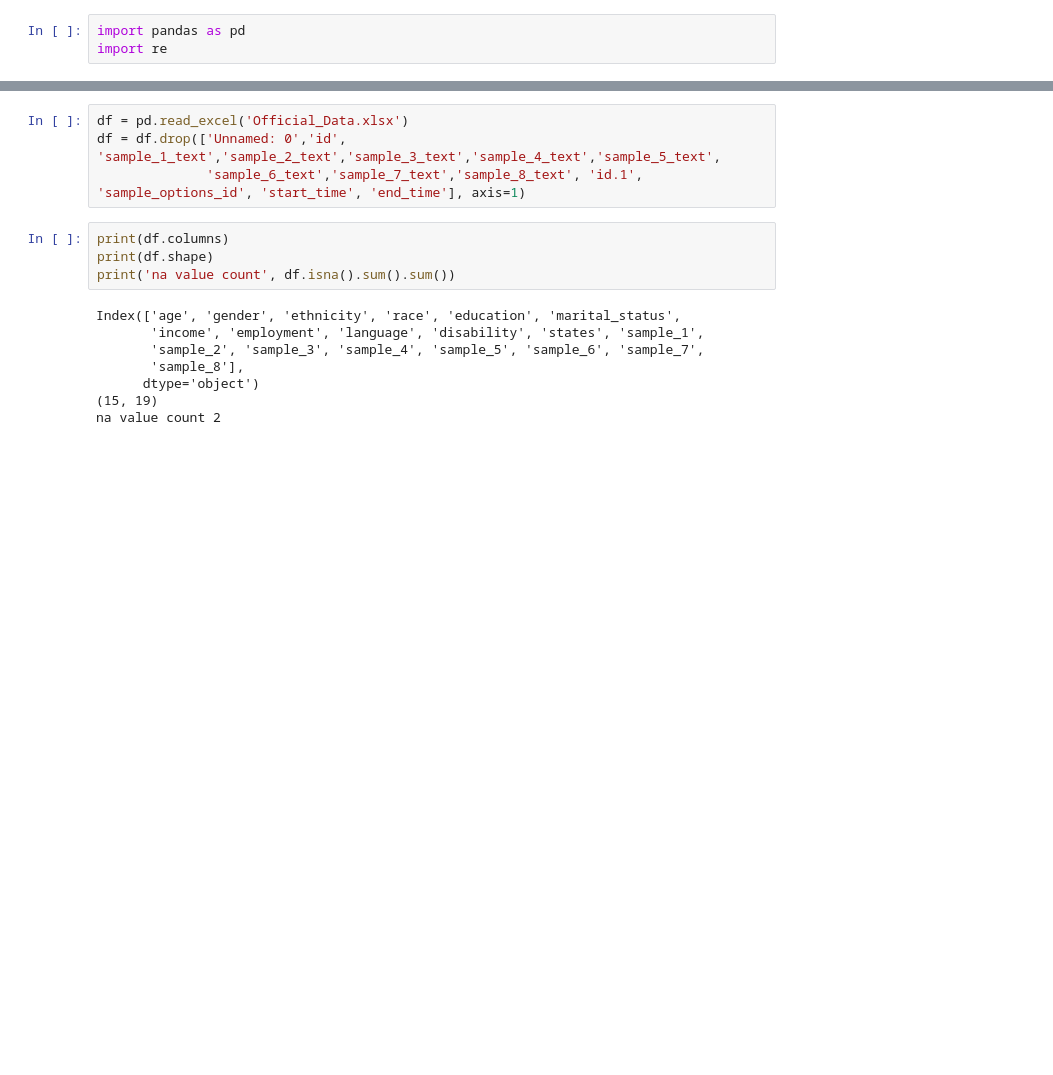
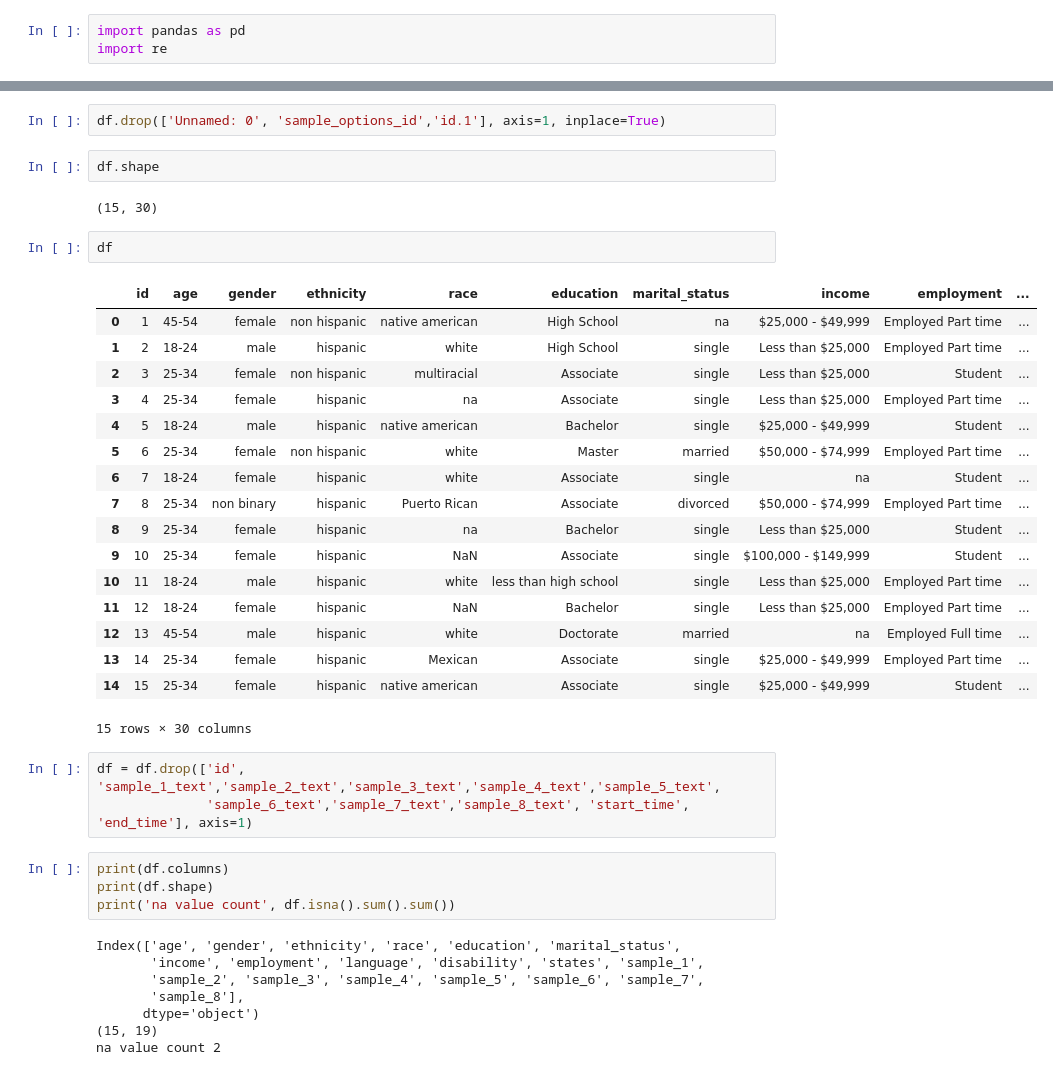
Before and after one commit to esoto15/text-tone-preference-analysis, a Jupyter notebook: data-analysis.ipynb, the cells around one changed output, grey strips where cells are left out. Cells and saved outputs as stored; diff of their text form; blank space fills up the shorter version.

```diff
--- a/data-analysis.ipynb
+++ b/data-analysis.ipynb
@@ -4,7 +25,32 @@ import re
+# %%
+df.drop(['Unnamed: 0', 'sample_options_id','id.1'], axis=1, inplace=True)
+# %%
+df.shape
+# %% [output]
+(15, 30)
+# %%
+df
+# %% [output]
+|  | id | age | gender | ethnicity | race | education | marital_status | income | employment | ... |
+| 0 | 1 | 45-54 | female | non hispanic | native american | High School | na | $25,000 - $49,999 | Employed Part time | ... |
+| 1 | 2 | 18-24 | male | hispanic | white | High School | single | Less than $25,000 | Employed Part time | ... |
+| 2 | 3 | 25-34 | female | non hispanic | multiracial | Associate | single | Less than $25,000 | Student | ... |
+| 3 | 4 | 25-34 | female | hispanic | na | Associate | single | Less than $25,000 | Employed Part time | ... |
+| 4 | 5 | 18-24 | male | hispanic | native american | Bachelor | single | $25,000 - $49,999 | Student | ... |
+| 5 | 6 | 25-34 | female | non hispanic | white | Master | married | $50,000 - $74,999 | Employed Part time | ... |
+| 6 | 7 | 18-24 | female | hispanic | white | Associate | single | na | Student | ... |
+| 7 | 8 | 25-34 | non binary | hispanic | Puerto Rican | Associate | divorced | $50,000 - $74,999 | Employed Part time | ... |
+| 8 | 9 | 25-34 | female | hispanic | na | Bachelor | single | Less than $25,000 | Student | ... |
+| 9 | 10 | 25-34 | female | hispanic | NaN | Associate | single | $100,000 - $149,999 | Student | ... |
+| 10 | 11 | 18-24 | male | hispanic | white | less than high school | single | Less than $25,000 | Employed Part time | ... |
+| 11 | 12 | 18-24 | female | hispanic | NaN | Bachelor | single | Less than $25,000 | Employed Part time | ... |
+| 12 | 13 | 45-54 | male | hispanic | white | Doctorate | married | na | Employed Full time | ... |
+| 13 | 14 | 25-34 | female | hispanic | Mexican | Associate | single | $25,000 - $49,999 | Employed Part time | ... |
+| 14 | 15 | 25-34 | female | hispanic | native american | Associate | single | $25,000 - $49,999 | Student | ... |
+15 rows × 30 columns
 # %%
-df = pd.read_excel('Official_Data.xlsx')
-df = df.drop(['Unnamed: 0','id', 'sample_1_text','sample_2_text','sample_3_text','sample_4_text','sample_5_text',
-              'sample_6_text','sample_7_text','sample_8_text', 'id.1', 'sample_options_id', 'start_time', 'end_time'], axis=1)
+df = df.drop(['id', 'sample_1_text','sample_2_text','sample_3_text','sample_4_text','sample_5_text',
+              'sample_6_text','sample_7_text','sample_8_text', 'start_time', 'end_time'], axis=1)
 # %%
 print(df.columns)
 print(df.shape)
```
Also changed, not shown: parts of 9 cells of this notebook.
